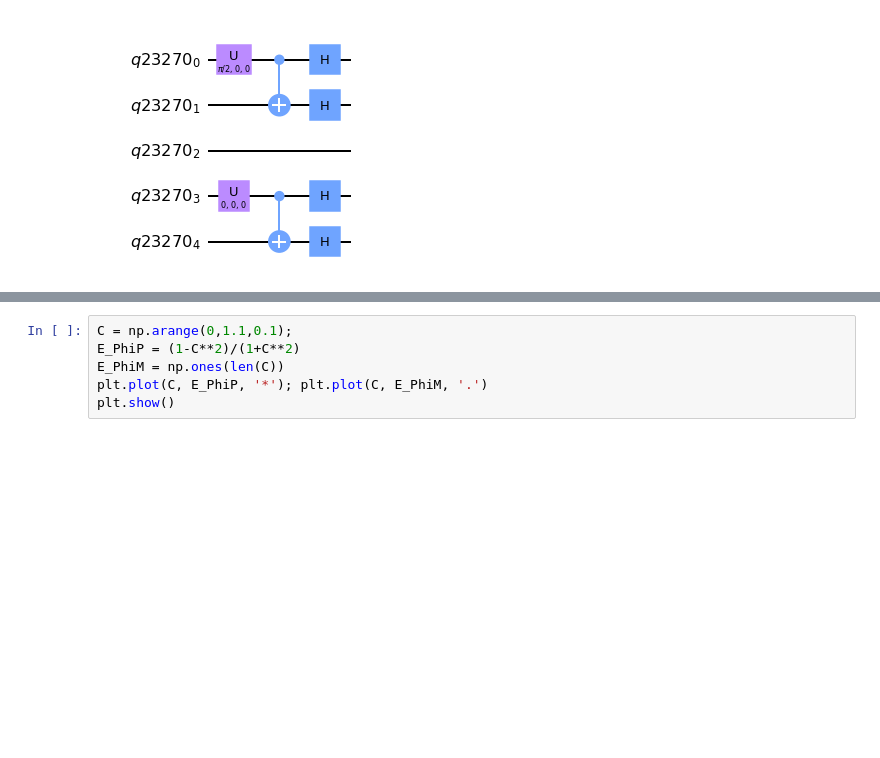
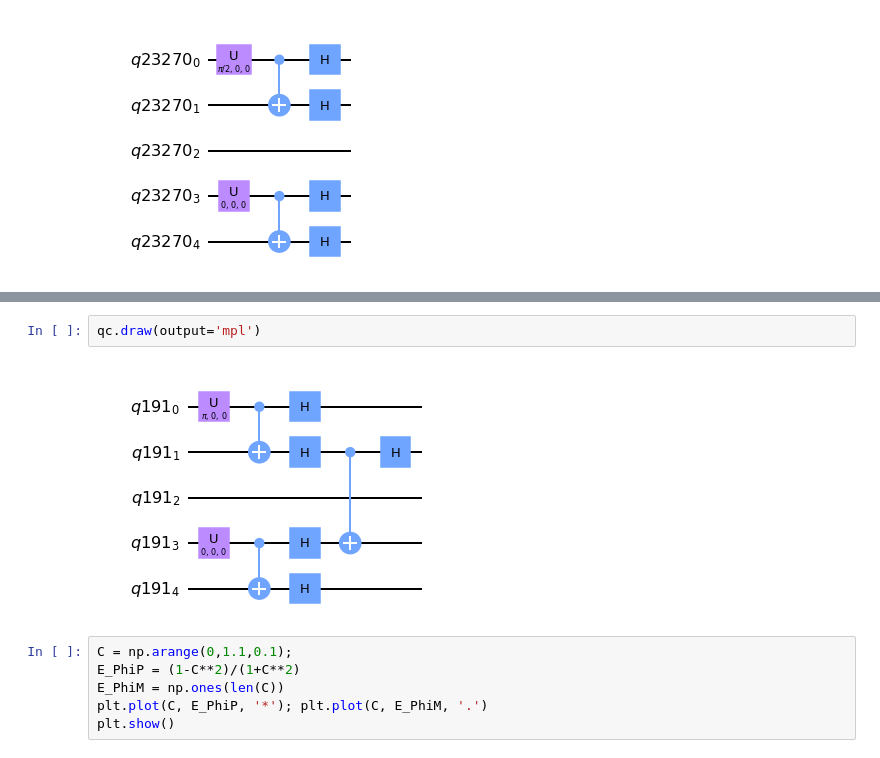
Before and after one commit to abbarreto/qiskit3, a Jupyter notebook: 02_entanglement_swap_coeh_pred.ipynb, the cells around one changed output, grey strips where cells are left out. Saved outputs shown, nothing was run; the diff lists cells and outputs as text; blank space fills up the shorter version.

```diff
--- a/02_entanglement_swap_coeh_pred.ipynb
+++ b/02_entanglement_swap_coeh_pred.ipynb
@@ -789,3 +972,7 @@ plt.show()
+# %%
+qc.draw(output='mpl')
+# %% [output]
+[figure, added]
 # %%
 C = np.arange(0,1.1,0.1);
 E_PhiP = (1-C**2)/(1+C**2)
```
Also changed, not shown: parts of 20 cells of this notebook, 2 other files.
